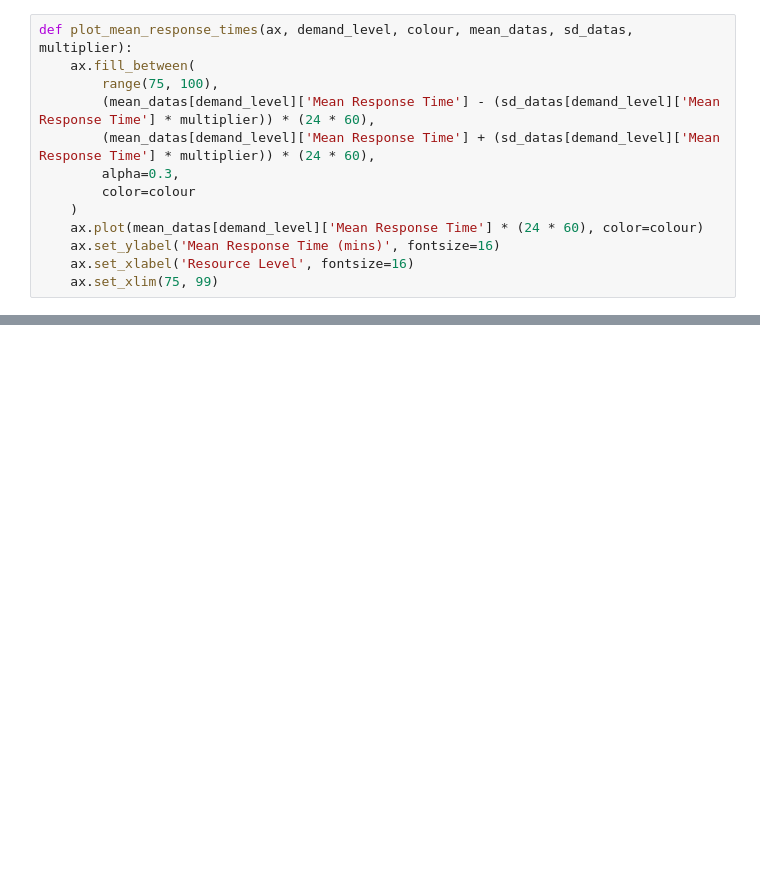
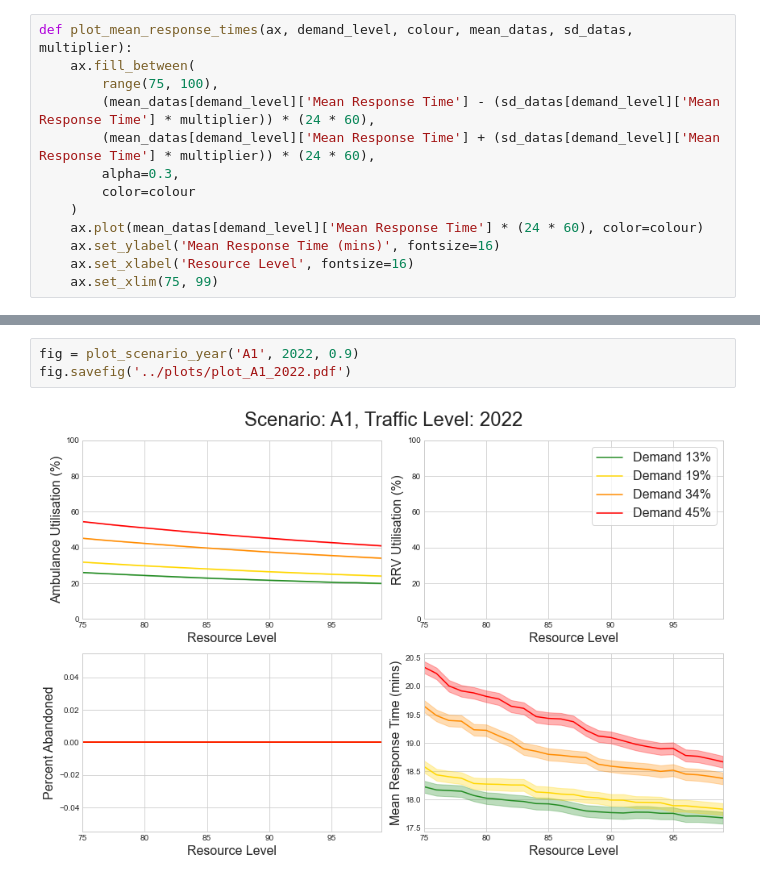
Before and after one commit to MarkTuson/ambulance_simulation, a Jupyter notebook: src/code/plotting.ipynb, the cells around one changed output, grey strips where cells are left out. Cells and saved outputs as stored; diff of their text form; blank space fills up the shorter version.

```diff
--- a/src/code/plotting.ipynb
+++ b/src/code/plotting.ipynb
@@ -104,0 +110,5 @@ fig.savefig('plot_A1_2019.pdf')
+# %%
+fig = plot_scenario_year('A1', 2022, 0.9)
+fig.savefig('../plots/plot_A1_2022.pdf')
+# %% [output]
+[figure, added]
```
Also changed, not shown: parts of 3 cells of this notebook, 8 other files.
